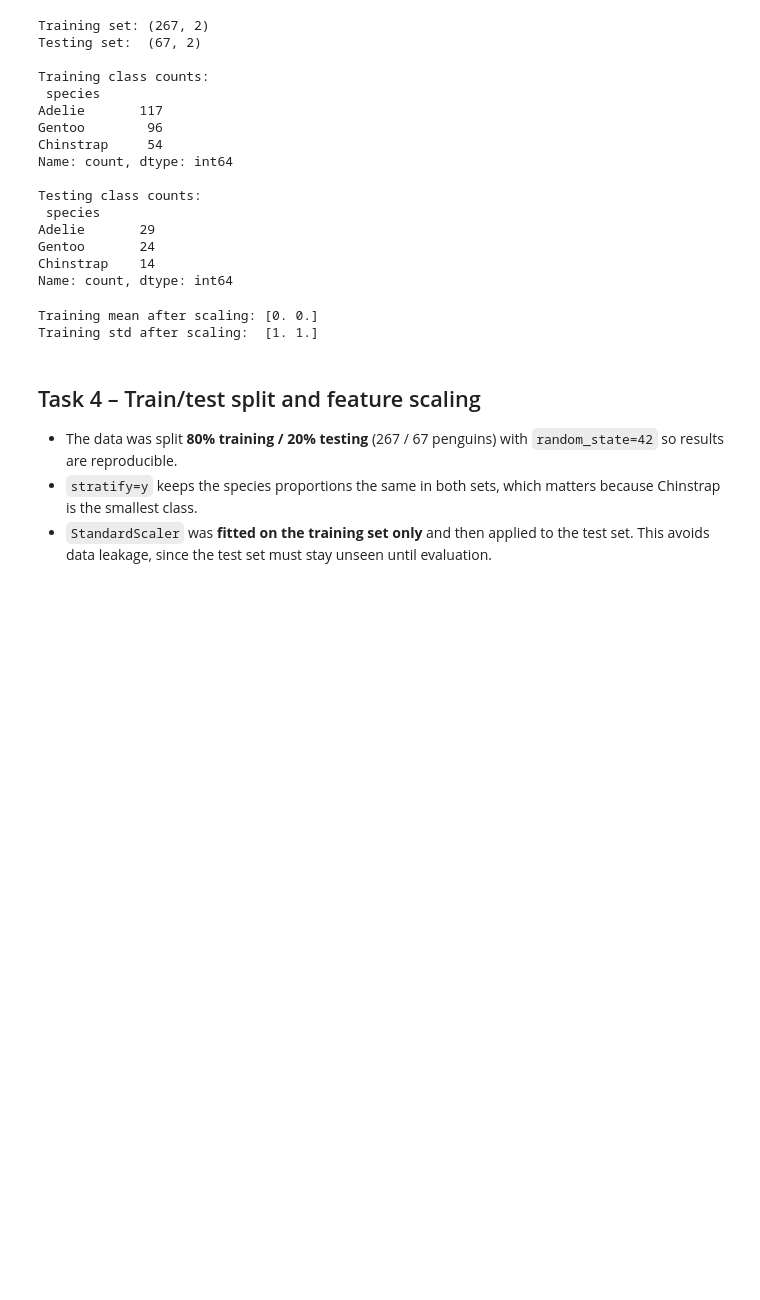
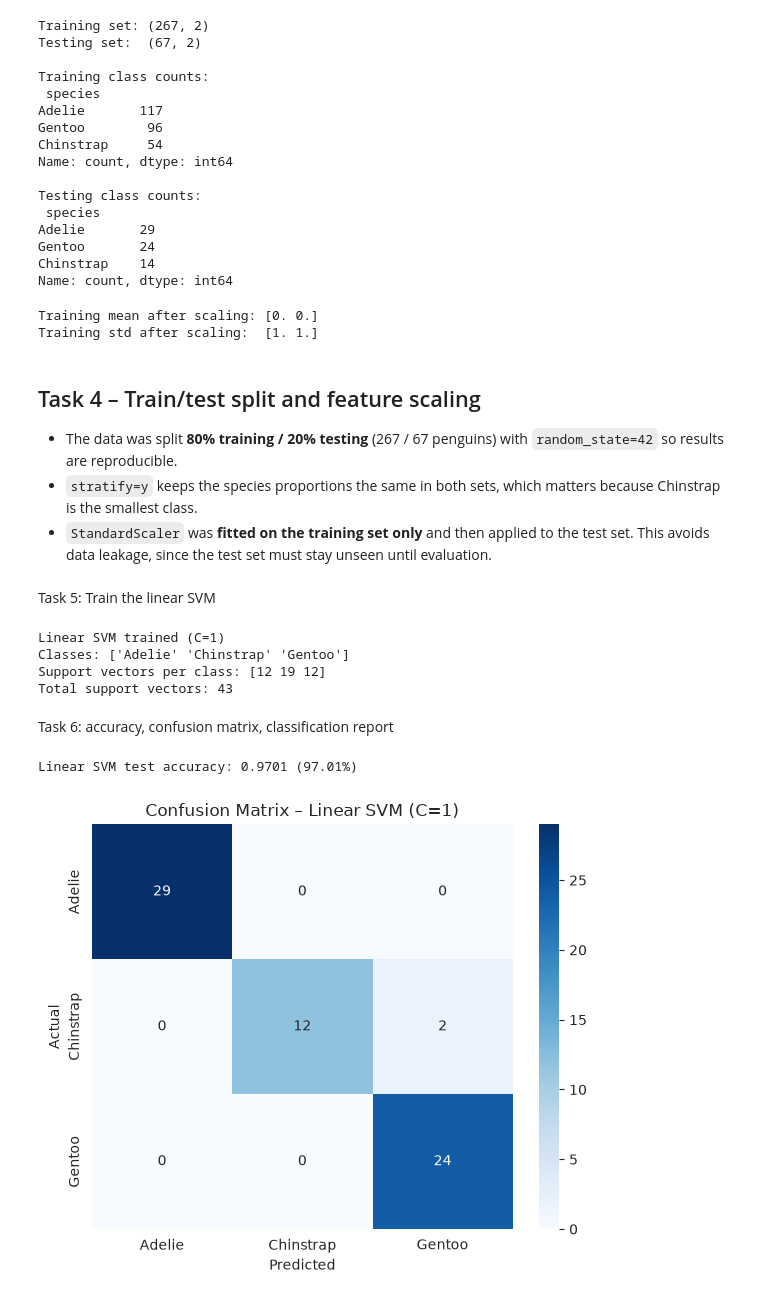
Before and after one commit to zainnm30/penguin-svm-classification, a Jupyter notebook: notebooks/penguin_svm.ipynb, the cells around one changed output. Saved outputs shown, nothing was run; the diff lists cells and outputs as text; code cells hidden in the pictures; blank space fills up the shorter version.

Commit message:
Tasks 5-6: linear SVM with accuracy, confusion matrix, report

```diff
--- a/notebooks/penguin_svm.ipynb
+++ b/notebooks/penguin_svm.ipynb
@@ -213,3 +213,42 @@ Training std after scaling:  [1. 1.]
 - The data was split **80% training / 20% testing** (267 / 67 penguins) with `random_state=42` so results are reproducible.
 - `stratify=y` keeps the species proportions the same in both sets, which matters because Chinstrap is the smallest class.
 - `StandardScaler` was **fitted on the training set only** and then applied to the test set. This avoids data leakage, since the test set must stay unseen until evaluation.
+# %% [markdown]
+Task 5: Train the linear SVM
+# %%
+linear_svm = SVC(kernel='linear', C=1, random_state=RANDOM_STATE)
+linear_svm.fit(X_train_scaled, y_train)
+
+print("Linear SVM trained (C=1)")
+print("Classes:", linear_svm.classes_)
+print("Support vectors per class:", linear_svm.n_support_)
+print("Total support vectors:", linear_svm.n_support_.sum())
+# %% [output]
+Linear SVM trained (C=1)
+Classes: ['Adelie' 'Chinstrap' 'Gentoo']
+Support vectors per class: [12 19 12]
+Total support vectors: 43
+# %% [markdown]
+Task 6: accuracy, confusion matrix, classification report
+# %%
+y_pred = linear_svm.predict(X_test_scaled)
+
+linear_accuracy = accuracy_score(y_test, y_pred)
+print(f"Linear SVM test accuracy: {linear_accuracy:.4f} ({linear_accuracy*100:.2f}%)")
+# %% [output]
+Linear SVM test accuracy: 0.9701 (97.01%)
+# %%
+labels = linear_svm.classes_
+cm = confusion_matrix(y_test, y_pred, labels=labels)
+
+plt.figure(figsize=(6, 5))
+sns.heatmap(cm, annot=True, fmt='d', cmap='Blues',
+            xticklabels=labels, yticklabels=labels)
+plt.xlabel('Predicted')
+plt.ylabel('Actual')
+plt.title('Confusion Matrix – Linear SVM (C=1)')
+plt.tight_layout()
+plt.savefig('../images/confusion_matrix_linear.png', dpi=150)
+plt.show()
+# %% [output]
+[figure, added]
```
Also changed, not shown: parts of 1 cell of this notebook, 2 other files.
